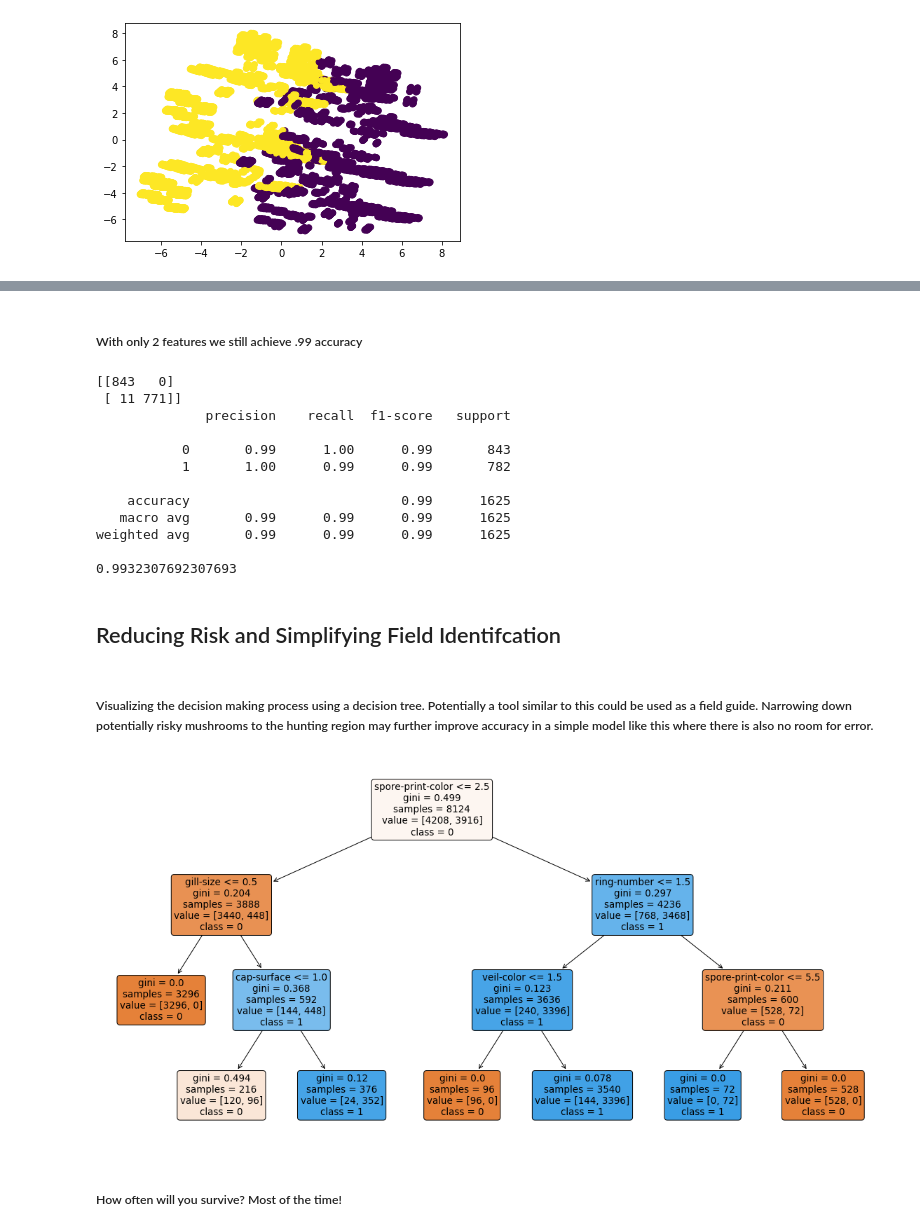
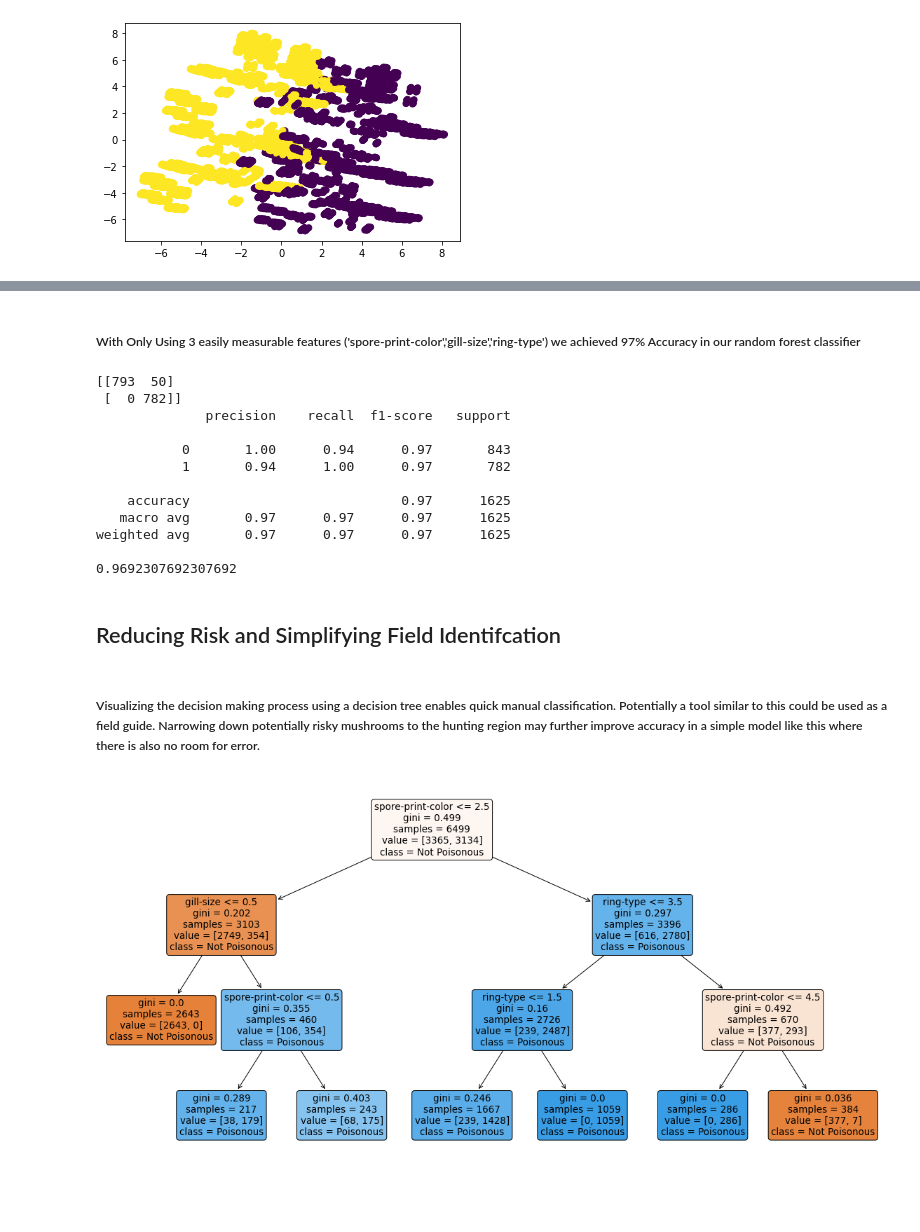
Before and after one commit to bobbyjy/PythonFinal, a Jupyter notebook: mushroom_EDA.ipynb, the cells around one changed output, grey strips where cells are left out. Drawn from its saved outputs; the diff is of its cells as text; code cells hidden in the pictures; blank space fills up the shorter version.

```diff
--- a/mushroom_EDA.ipynb
+++ b/mushroom_EDA.ipynb
@@ -306,0 +318,7 @@ plt.show()
+# %%
+df.drop(columns= 'veil-type', inplace=True)
+df_encoded = df.apply(LabelEncoder().fit_transform)
+corr = df_encoded.corr()
+
+sns.heatmap(corr)
+plt.show()
@@ -360,6 +380,5 @@ plt.show()
 # %%
-#selected_columns = ['class','odor','spore-print-color','gill-size']
-selected_columns = ['class','odor','spore-print-color']
+selected_columns = ['class','spore-print-color','gill-size','ring-type']
 df2 = df[selected_columns]
-df2
+df2.head()
 # %% [output]
@@ -379,5 +391,5 @@ df2
-# %% [markdown]
-##### With only 2 features we still achieve .99 accuracy
+# %% [markdown]
+##### With Only Using 3 easily measurable features ('spore-print-color','gill-size','ring-type') we achieved 97% Accuracy in our random forest classifier
 # %%
 X = df2.drop('class', axis=1)
 y = df2['class']
@@ -394,33 +406,28 @@ print(confusion_matrix(y_test,y_pred))
 print(classification_report(y_test,y_pred))
 print(accuracy_score(y_test, y_pred))
 # %% [output]
-[[843   0]
- [ 11 771]]
+[[793  50]
+ [  0 782]]
               precision    recall  f1-score   support
 
-           0       0.99      1.00      0.99       843
-           1       1.00      0.99      0.99       782
+           0       1.00      0.94      0.97       843
+           1       0.94      1.00      0.97       782
 
-    accuracy                           0.99      1625
-   macro avg       0.99      0.99      0.99      1625
-weighted avg       0.99      0.99      0.99      1625
+    accuracy                           0.97      1625
+   macro avg       0.97      0.97      0.97      1625
+weighted avg       0.97      0.97      0.97      1625
 
-0.9932307692307693
+0.9692307692307692
 # %% [markdown]
 ## Reducing Risk and Simplifying Field Identifcation
 # %% [markdown]
-##### Visualizing the decision making process using a decision tree. Potentially a tool similar to this could be used as a field guide. Narrowing down potentially risky mushrooms to the hunting region may further improve accuracy in a simple model like this where there is also no room for error.
+##### Visualizing the decision making process using a decision tree enables quick manual classification. Potentially a tool similar to this could be used as a field guide. Narrowing down potentially risky mushrooms to the hunting region may further improve accuracy in a simple model like this where there is also no room for error.
 # %%
-X = df.drop('class', axis=1)
-y = df['class']
+clf = DecisionTreeClassifier(max_depth=3)
+clf.fit(X_train, y_train)
 
-clf = DecisionTreeClassifier(max_depth=3)
-clf.fit(X, y)
-
-plt.figure(figsize=(20,10))
-plot_tree(clf, filled=True, feature_names=X.columns, class_names=['0','1'], rounded=True)
+plt.figure(figsize=(20, 10))
+plot_tree(clf, filled=True, feature_names=X.columns.tolist(), class_names=['Not Poisonous', 'Poisonous'], rounded=True)
 plt.show()
 # %% [output]
-[figure, old version]
+[figure, new version]
-# %% [markdown]
-##### How often will you survive? Most of the time!
```
Also changed, not shown: parts of 27 cells of this notebook.
